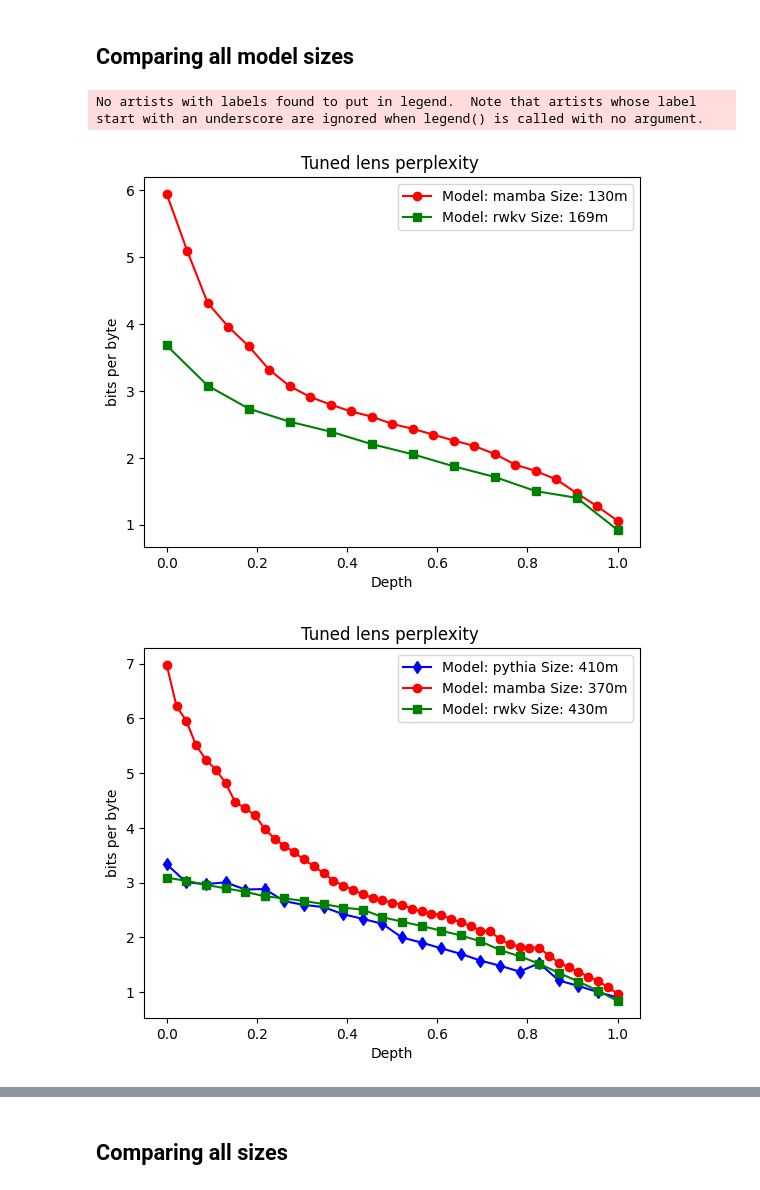
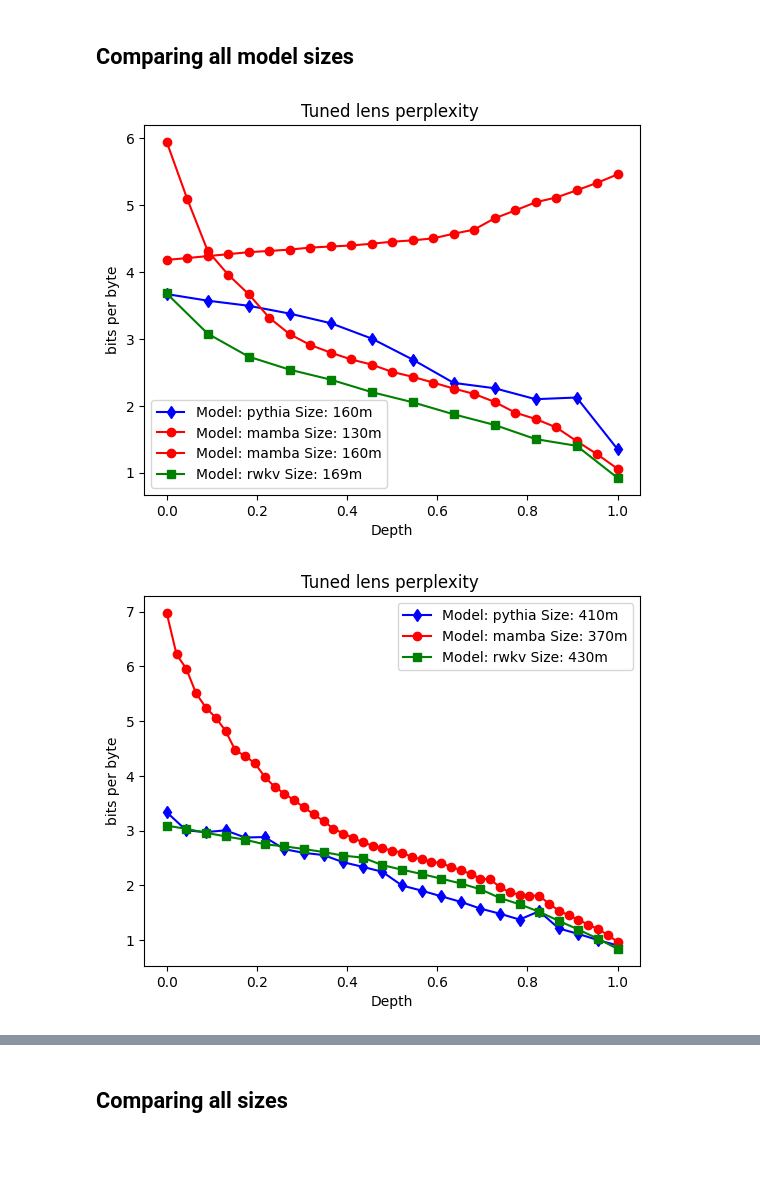
Before and after one commit to EleutherAI/rnngineering, a Jupyter notebook: Lenses/comparing_lenses.ipynb, the cells around one changed output, grey strips where cells are left out. Saved outputs shown, nothing was run; the diff lists cells and outputs as text; code cells hidden in the pictures; blank space fills up the shorter version.

Commit message:
Updating Lens Results

```diff
--- a/Lenses/comparing_lenses.ipynb
+++ b/Lenses/comparing_lenses.ipynb
@@ -29,13 +29,15 @@ for folder in glob.glob('results/*'):
 def plot_results_all_models(all_results,size,type="tuned",metric="ce",normalized=True,inline=False):
 
     if size == "169m" or size == "130m":
-            chosen_sizes = ["169m","130m"]
+            chosen_sizes = ["169m","130m","160m"]
     elif size == "370m" or size == "410m" or size == "430m":
             chosen_sizes = ["370m","410m","430m"]
     elif size == "1b5" or size == "1.4b":
             chosen_sizes = ["1b5","1.4b"]
     elif size == "2.8b":
             chosen_sizes = ["2.8b"]
+    elif size == "7b":
+            chosen_sizes = ["6.9b","7b"]
     else:
             marker="."
     _, ax1 = plt.subplots()
@@ -88,7 +90,7 @@ def plot_results_all_models(all_results,size,type="tuned",metric="ce",normalized
 
         ax1.legend()
 # %%
-def plot_results_all_models(all_results,model,type="tuned",metric="ce",normalized=True,inline=False):
+def plot_all_sizess(all_results,model,type="tuned",metric="ce",normalized=True,inline=False):
 
         _, ax1 = plt.subplots()
         if inline:
@@ -96,14 +98,15 @@ def plot_results_all_models(all_results,model,type="tuned",metric="ce",normalize
                         ax2 = plt.axes([0.65, 0.2, 0.2, 0.2])
                 else:
                         ax2 = plt.axes([0.55, 0.50, 0.25, 0.25])
-
+        print(all_results[model].keys())
         for size in all_results[model]:
+                print(model,size)
                 if normalized:
                         depth = np.linspace(0,1,len(all_results[model][size]["tuned"]["ce"]))
                 else:
                         depth = np.arange(0,len(all_results[model][size]["tuned"]["ce"]))
                         depth = np.flip(depth)
-                if size == "169m" or size == "130m":
+                if size == "169m" or size == "130m" or size == "160m":
                         color="blue"
                         marker="d"
                 elif size == "370m" or size == "410m" or size == "430m":
@@ -112,10 +115,10 @@ def plot_results_all_models(all_results,model,type="tuned",metric="ce",normalize
                 elif size == "1b5" or size == "1.4b":
                         color="green"
                         marker="s"
-                elif size == "2.8b":
+                elif size == "2.8b" or size == "3b":
                         color="purple"
                         marker="x"
-                else:
+                elif size == "7b" or size == "6.9b":
                         marker="."
                         color="black"
                 ax1.plot(depth,all_results[model][size][type][metric].values(),color=color,marker=marker,label=f"Model: {model} Size: {size}")
@@ -216,11 +209,10 @@ def plot_layer_tranfer(all_results,model,size,metric):
 # %% [markdown]
 ## Comparing all model sizes
 # %%
-for sizes in ["130m","410m","1.4b","2.8b"]:
+for sizes in ["130m","410m","1.4b","2.8b","7b"]:
     plot_results_all_models(all_results,sizes,type="tuned",metric="ce",normalized=True,inline=False)
 # %% [output]
-No artists with labels found to put in legend.  Note that artists whose label start with an underscore are ignored when legend() is called with no argument.
-[figure, old version]
+[figure, new version]
 [figure]
 [figure]
 [figure]
```
Also changed, not shown: parts of 6 cells of this notebook, 10 other files.
